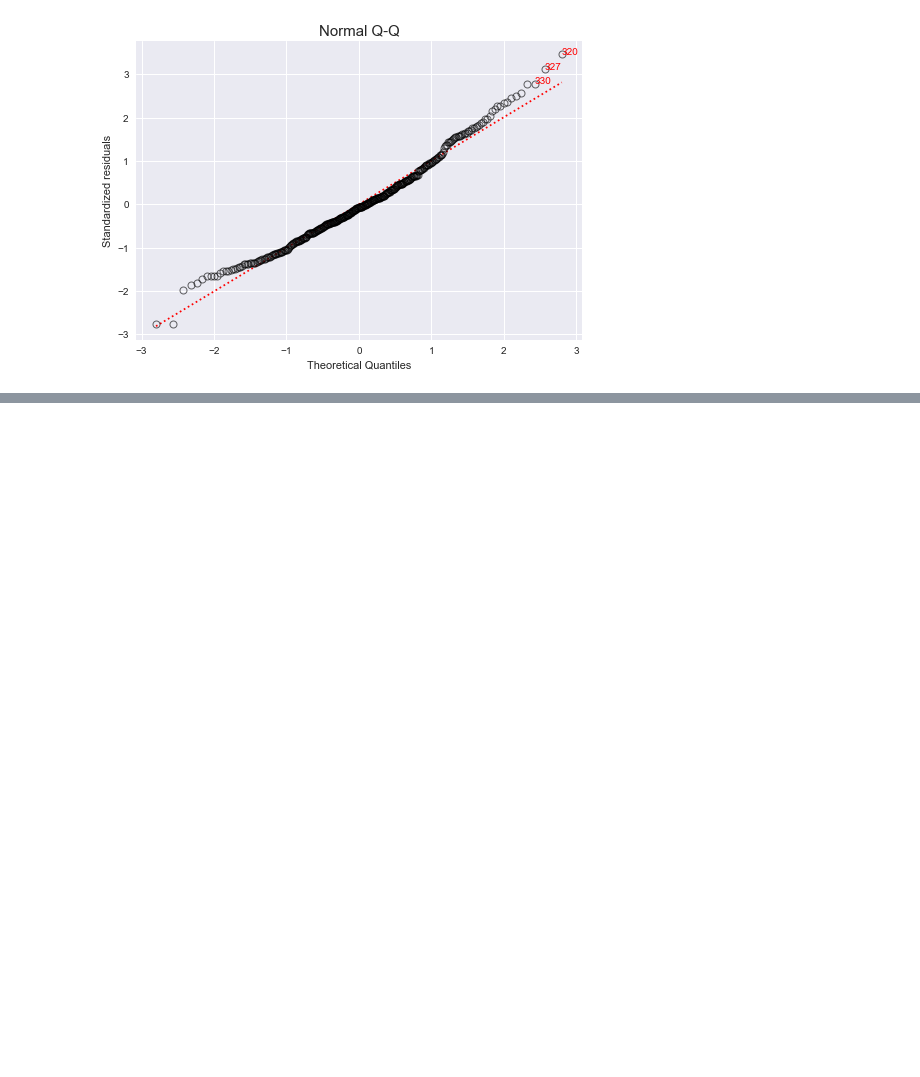
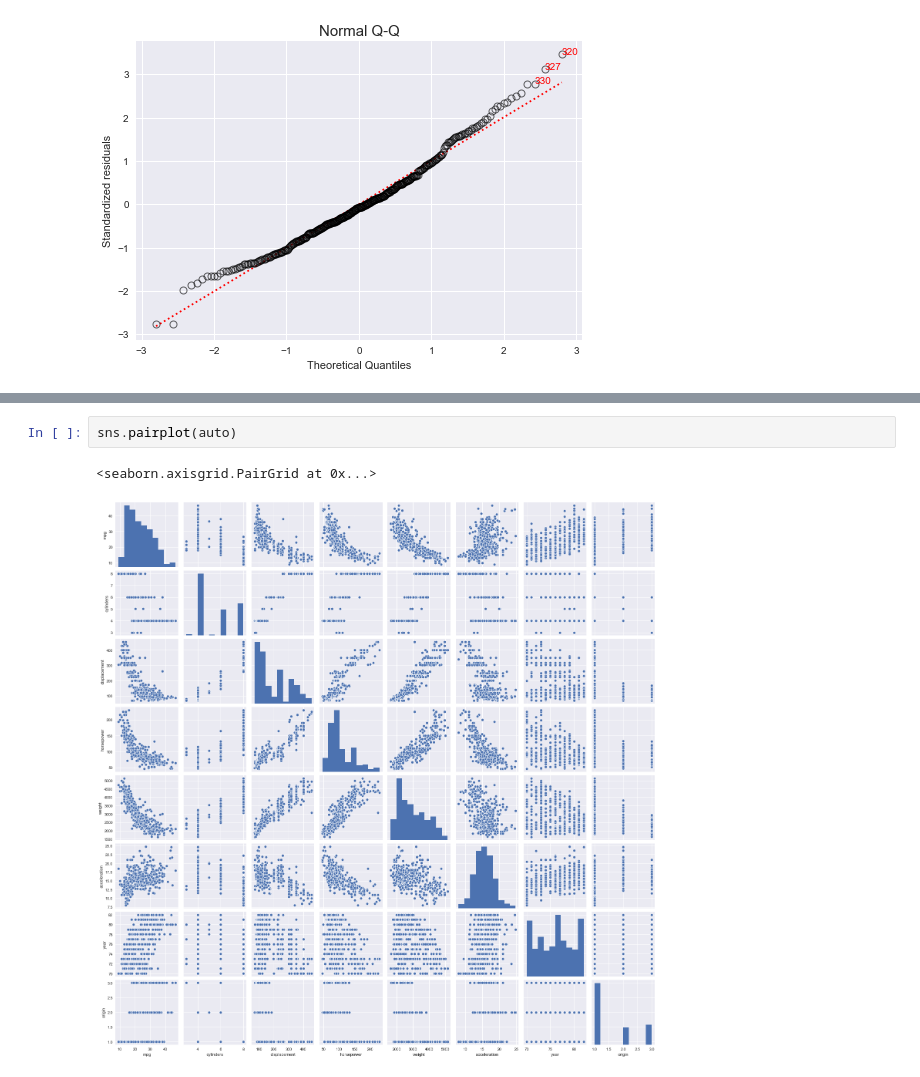
Before and after one commit to chenyulue/ISLP, a Jupyter notebook: Ch03-Linear_Regression_Exercises.ipynb, the cells around one changed output, grey strips where cells are left out. Saved outputs shown, nothing was run; the diff lists cells and outputs as text; blank space fills up the shorter version.

```diff
--- a/Ch03-Linear_Regression_Exercises.ipynb
+++ b/Ch03-Linear_Regression_Exercises.ipynb
@@ -340,0 +350,5 @@ dir(lmdiag)
+# %%
+sns.pairplot(auto)
+# %% [output]
+<seaborn.axisgrid.PairGrid at 0x...>
+[figure, added]
```
Also changed, not shown: parts of 16 cells of this notebook.
